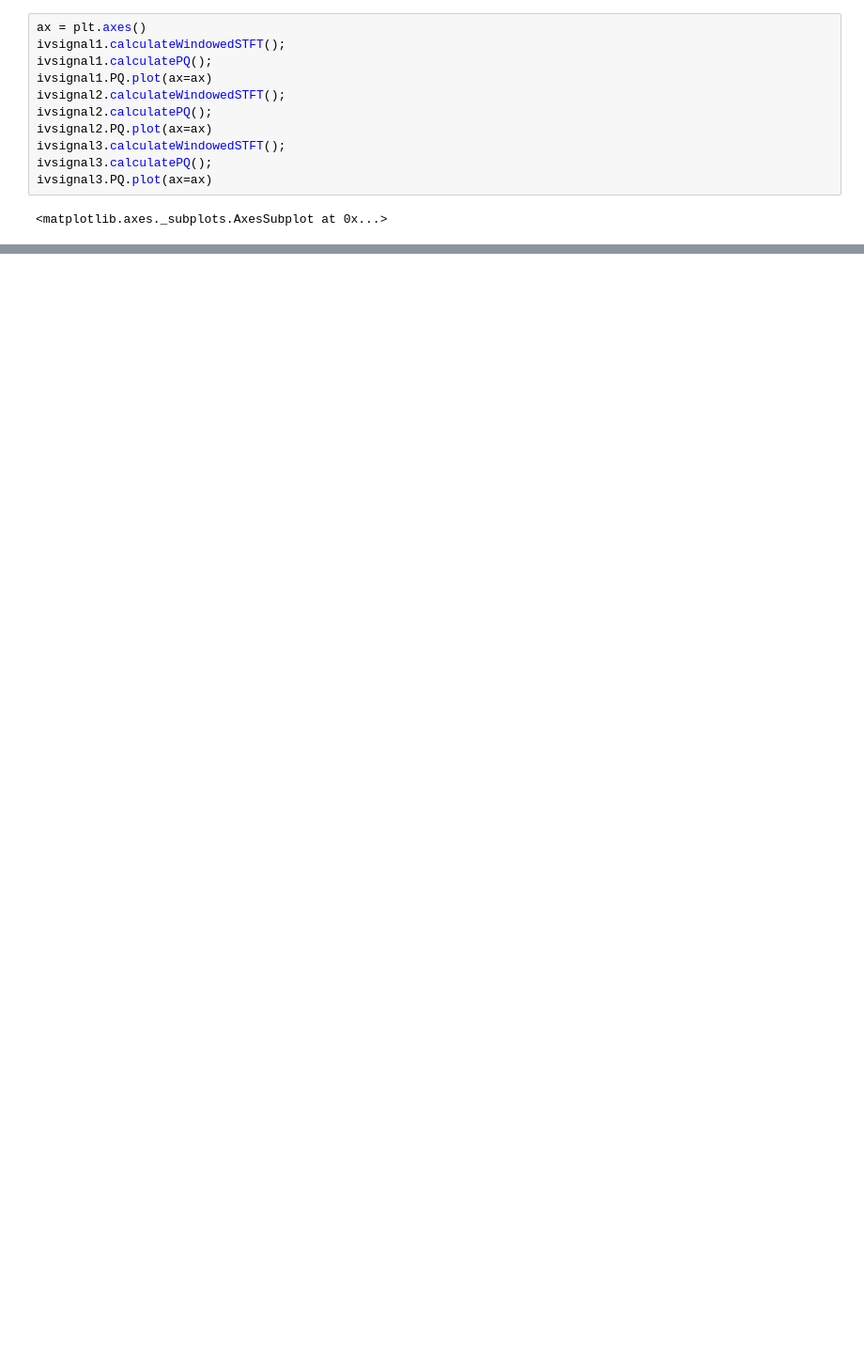
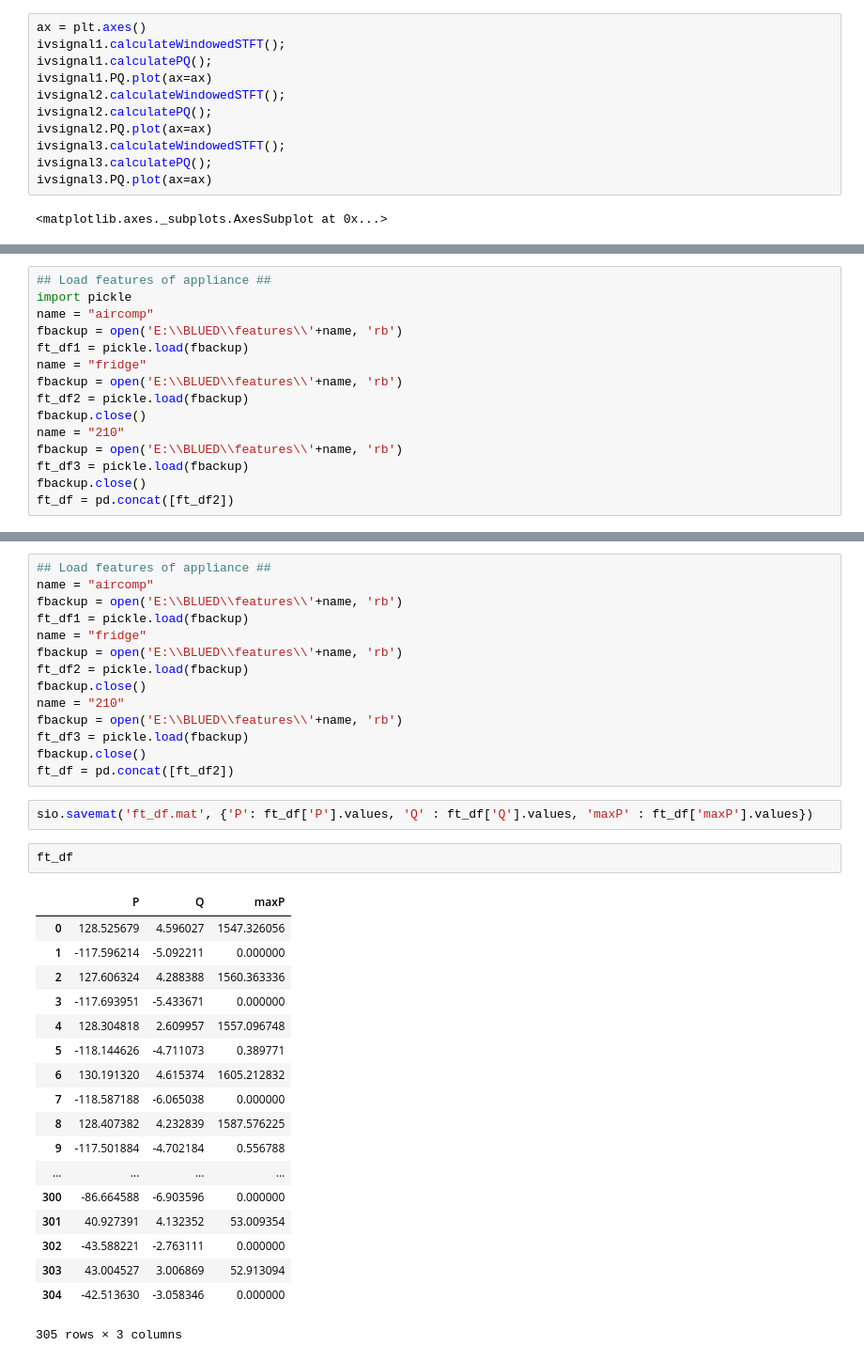
Before and after one commit to axelv/NILM, a Jupyter notebook: data/main.ipynb, the cells around one changed output, grey strips where cells are left out. Shown at 94% size. Cells and saved outputs as stored; diff of their text form; blank space fills up the shorter version.

```diff
--- a/data/main.ipynb
+++ b/data/main.ipynb
@@ -177,0 +341,15 @@ py.iplot_mpl(fig)
+# %%
+## Load features of appliance ##
+import pickle
+name = "aircomp"
+fbackup = open('E:\\BLUED\\features\\'+name, 'rb')
+ft_df1 = pickle.load(fbackup)
+name = "fridge"
+fbackup = open('E:\\BLUED\\features\\'+name, 'rb')
+ft_df2 = pickle.load(fbackup)
+fbackup.close()
+name = "210"
+fbackup = open('E:\\BLUED\\features\\'+name, 'rb')
+ft_df3 = pickle.load(fbackup)
+fbackup.close()
+ft_df = pd.concat([ft_df2])
@@ -177,0 +369,37 @@ py.iplot_mpl(fig)
+# %%
+## Load features of appliance ##
+name = "aircomp"
+fbackup = open('E:\\BLUED\\features\\'+name, 'rb')
+ft_df1 = pickle.load(fbackup)
+name = "fridge"
+fbackup = open('E:\\BLUED\\features\\'+name, 'rb')
+ft_df2 = pickle.load(fbackup)
+fbackup.close()
+name = "210"
+fbackup = open('E:\\BLUED\\features\\'+name, 'rb')
+ft_df3 = pickle.load(fbackup)
+fbackup.close()
+ft_df = pd.concat([ft_df2])
+# %%
+sio.savemat('ft_df.mat', {'P': ft_df['P'].values, 'Q' : ft_df['Q'].values, 'maxP' : ft_df['maxP'].values})
+# %%
+ft_df
+# %% [output]
+|  | P | Q | maxP |
+| 0 | 128.525679 | 4.596027 | 1547.326056 |
+| 1 | -117.596214 | -5.092211 | 0.000000 |
+| 2 | 127.606324 | 4.288388 | 1560.363336 |
+| 3 | -117.693951 | -5.433671 | 0.000000 |
+| 4 | 128.304818 | 2.609957 | 1557.096748 |
+| 5 | -118.144626 | -4.711073 | 0.389771 |
+| 6 | 130.191320 | 4.615374 | 1605.212832 |
+| 7 | -118.587188 | -6.065038 | 0.000000 |
+| 8 | 128.407382 | 4.232839 | 1587.576225 |
+| 9 | -117.501884 | -4.702184 | 0.556788 |
+| ... | ... | ... | ... |
+| 300 | -86.664588 | -6.903596 | 0.000000 |
+| 301 | 40.927391 | 4.132352 | 53.009354 |
+| 302 | -43.588221 | -2.763111 | 0.000000 |
+| 303 | 43.004527 | 3.006869 | 52.913094 |
+| 304 | -42.513630 | -3.058346 | 0.000000 |
+305 rows × 3 columns
```
Also changed, not shown: parts of 42 cells of this notebook, 2 other files.
